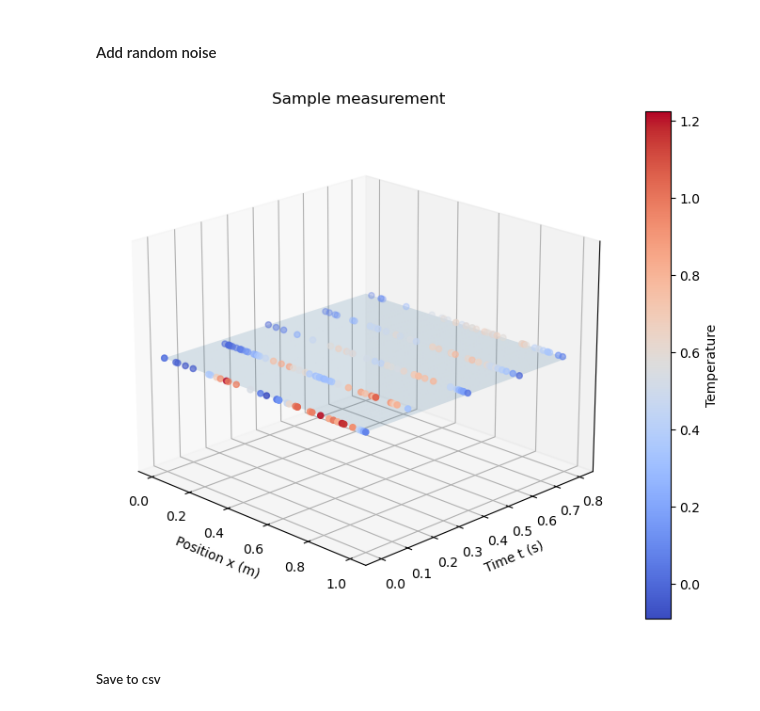
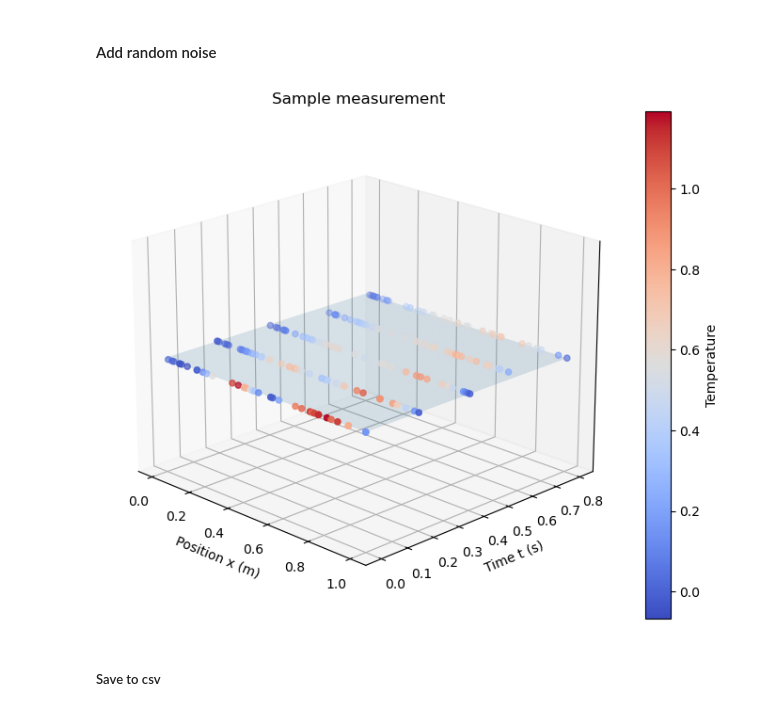
Before and after one commit to imriaharoni/PINN_Workshop, a Jupyter notebook: PINN_1D_Heat_Eq_Workshop_V2.ipynb, the cells around one changed output. Saved outputs shown, nothing was run; the diff lists cells and outputs as text; code cells hidden in the pictures.

```diff
--- a/PINN_1D_Heat_Eq_Workshop_V2.ipynb
+++ b/PINN_1D_Heat_Eq_Workshop_V2.ipynb
@@ -479,13 +456,13 @@ df_sample_results_block.sort_values(by='t')
 # %% [markdown]
 #### Add random noise
 # %%
-noise_level = 0.2
+noise_level = 0.1
 df_noisy_block = df_sample_results_block.copy()
 df_noisy_block['u'] = df_noisy_block['u'] + np.random.uniform(-noise_level, noise_level, len(df_noisy_block)) * df_noisy_block['u']
 x,t,u= df_noisy_block['x'], df_noisy_block['t'], df_noisy_block['u']
 plot_results_2D_tilted(x,t,u)
 # %% [output]
-[figure, old version]
+[figure, new version]
 # %% [markdown]
 ##### Save to csv
 # %%
```
Also changed, not shown: parts of 13 cells of this notebook, 16 other files.
